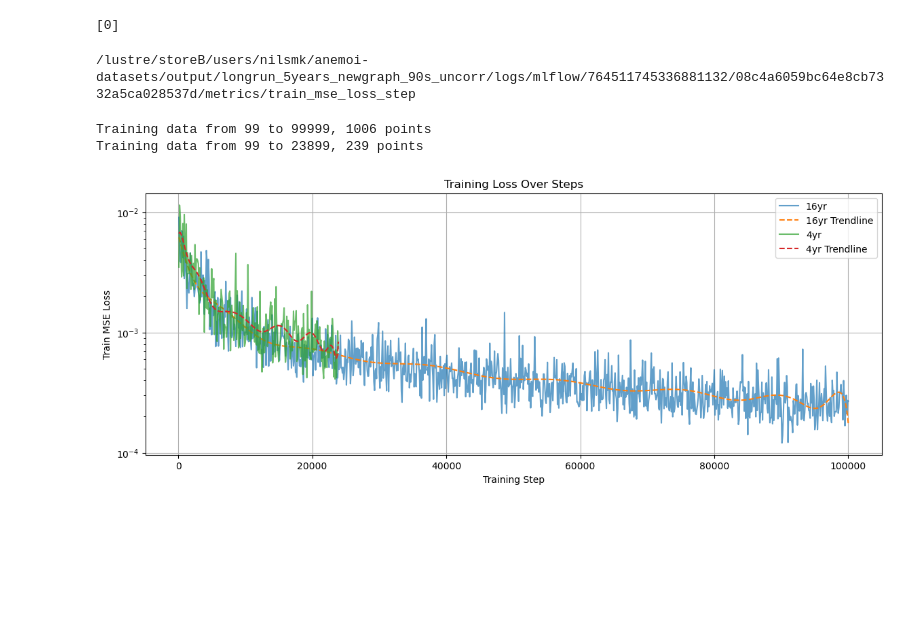
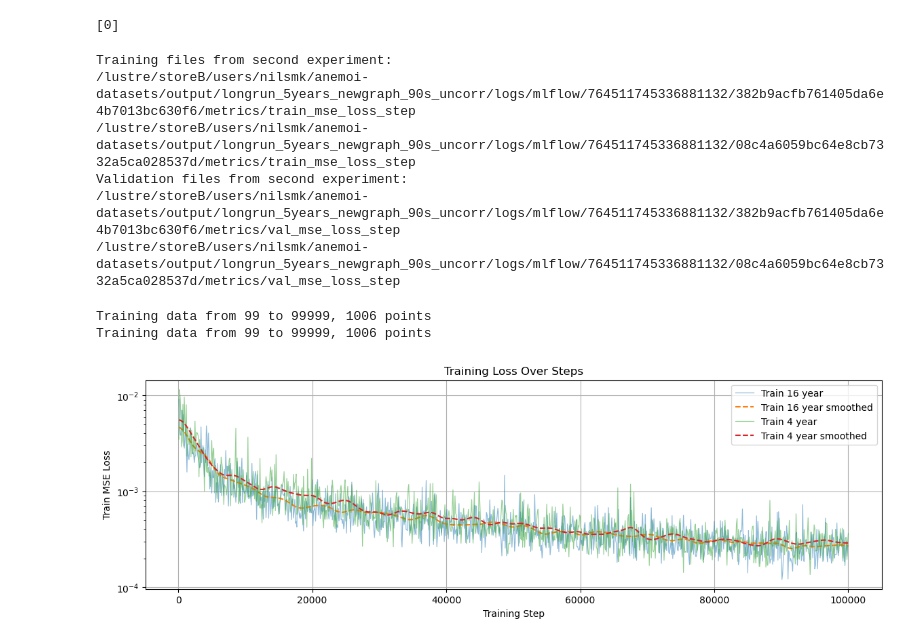
Before and after one commit to nilsmkMET/anemoi-stormsurge, a Jupyter notebook: notebooks/plot_train_loss.ipynb, the cells around one changed output. Drawn from its saved outputs; the diff is of its cells as text; code cells hidden in the pictures; blank space fills up the shorter version.

```diff
--- a/notebooks/plot_train_loss.ipynb
+++ b/notebooks/plot_train_loss.ipynb
@@ -49,4 +54,8 @@ df_train_e1, df_valid_e1 = read_loss_files(file_train1, file_valid1)
 # %%
+print("Training files:")
 for f in file_train1:
     print(f)
+print("Validation files:")
+for f in file_valid1:
+    print(f)
 # %% [output]
@@ -85,19 +98,28 @@ else:
 # %% [output]
 [0]
 # %%
+print("Training files from second experiment:")
 for f in file_train2:
     print(f)
+print("Validation files from second experiment:")
+for f in file_valid2:
+    print(f)
 # %% [output]
+Training files from second experiment:
+/lustre/storeB/users/nilsmk/anemoi-datasets/output/longrun_5years_newgraph_90s_uncorr/logs/mlflow/764511745336881132/382b9acfb761405da6e4b7013bc630f6/metrics/train_mse_loss_step
 /lustre/storeB/users/nilsmk/anemoi-datasets/output/longrun_5years_newgraph_90s_uncorr/logs/mlflow/764511745336881132/08c4a6059bc64e8cb7332a5ca028537d/metrics/train_mse_loss_step
+Validation files from second experiment:
+/lustre/storeB/users/nilsmk/anemoi-datasets/output/longrun_5years_newgraph_90s_uncorr/logs/mlflow/764511745336881132/382b9acfb761405da6e4b7013bc630f6/metrics/val_mse_loss_step
+/lustre/storeB/users/nilsmk/anemoi-datasets/output/longrun_5years_newgraph_90s_uncorr/logs/mlflow/764511745336881132/08c4a6059bc64e8cb7332a5ca028537d/metrics/val_mse_loss_step
 # %%
 # plot_this = [(df_train_e3, 'Run e-3'), (df_train_e4, 'Run e-4'), (df_train, 'Run e-4')]
 # plot_this = [(df_train_e1, '90s_uncorr'), (df_train_e2, '90s_corrected')]
 # plot_this = [(df_train_e1, '90s_uncorr'), (df_train_e2, 'new longrun')]
 # plot_this = [(df_train_e1, 'new longrun(100k)'), (df_train_e2, 'new longrun(500k)')]
 # plot_this = [(df_train_e2, 'new longrun(500k)'), (df_train_e1, '90s_uncorr')]
-plot_this = [(df_train_e1, '16yr'), (df_train_e2, '4yr')]
+plot_this = [(df_train_e1, 'Train 16 year'), (df_train_e2, 'Train 4 year')]
 # plot_this = [(df_train_e1, '90s_uncorr')]
-# plot_this = [(df_train, 'Run 10 years e-4'), (df_valid, 'Validation 10 years e-4')]
+# plot_this = [ (df_valid_e2, 'Validation')]
 # %%
 # # Fix steps to be increasing, since we have put together multiple csv-files
 # idxs = np.where(df_train.step == df_train.step.min())[0]
@@ -155,50 +177,55 @@ if False:
 # except Exception as e:
 #     print(f"Error reading validation file: {e}")
 # %%
-def plot_stuff(df, label, deg=3):
+def plot_stuff(df, label, deg=3, smoothline=False):
     import numpy as np
+    # Read data:
     try:
-        plt.plot(df['step'], df['train_mse_loss'], label=label, alpha=0.7)
+        plotvar = df['train_mse_loss']
+    except:
+        plotvar = df['val_mse_loss']
+    plt.plot(df['step'], plotvar, label=label, alpha=0.5, linewidth=0.85)
+    if smoothline:
+        from scipy.ndimage import gaussian_filter1d
+        smooth_plotvar = gaussian_filter1d(plotvar, sigma=10)
+        plt.plot(df['step'], smooth_plotvar, "--", label=f'{label} smoothed')
+    else:
         # Do regression using polyfit on df1['train_mse_loss'] vs df1['step']
-        z = np.polyfit(df['step'], df['train_mse_loss'], deg)
-    except:
-        plt.plot(df['step'], df['val_mse_loss'], label=label, alpha=0.7)
-        # Do regression using polyfit on df1['val_mse_loss'] vs df1['step']
-        z = np.polyfit(df['step'], df['val_mse_loss'], deg)
-    p = np.poly1d(z)
-    plt.plot(df['step'], p(df['step']), "--", label=f'{label} Trendline')
+        z = np.polyfit(df['step'], plotvar, deg)
+        p = np.poly1d(z)
+        plt.plot(df['step'], p(df['step']), "--", linewidth=2, label=f'{label} Trendline')
 # %%
 print(f"Training data from {df_train_e1['step'].min()} to {df_train_e1['step'].max()}, {len(df_train_e1)} points")
 print(f"Training data from {df_train_e2['step'].min()} to {df_train_e2['step'].max()}, {len(df_train_e2)} points")
 # %% [output]
 Training data from 99 to 99999, 1006 points
-Training data from 99 to 23899, 239 points
+Training data from 99 to 99999, 1006 points
 # %%
 import numpy as np
-deg = 15
+deg = 20
 # Specfi bigger figure for better visibility
-plt.figure(figsize=(14, 5))
+plt.figure(figsize=(14, 4))
 for df_extra, label in plot_this:
-    plot_stuff(df_extra, label, deg)
+    plot_stuff(df_extra, label, deg, smoothline=True)
     # plt.plot(df_extra['step'], df_extra['train_mse_loss'], label=label)
     # # Do regression using polyfit on df1['train_mse_loss'] vs df1['step']
     # z = np.polyfit(df_extra['step'], df_extra['train_mse_loss'], deg)
     # p = np.poly1d(z)
     # plt.plot(df_extra['step'], p(df_extra['step']), "--", label=f'{label} Trendline')
 #
 plt.yscale('log')
 plt.xlabel('Training Step')
 plt.ylabel('Train MSE Loss')
 plt.title('Training Loss Over Steps')
 # plt.ylim(0, 0.035)
 plt.legend()
 plt.grid(True)
 # # Insert vertical lines at idxs
 # for idx in idxs[1:]:
 #     plt.axvline(x=df_train.loc[idx, 'step'], color='red', linestyle='--', alpha=0.5)
 plt.show()
 # %% [output]
-[figure, old version]
+[figure, new version]
 # %%
 # import numpy as np
 # deg = 2
```
Also changed, not shown: parts of 2 cells of this notebook, 11 other files.
